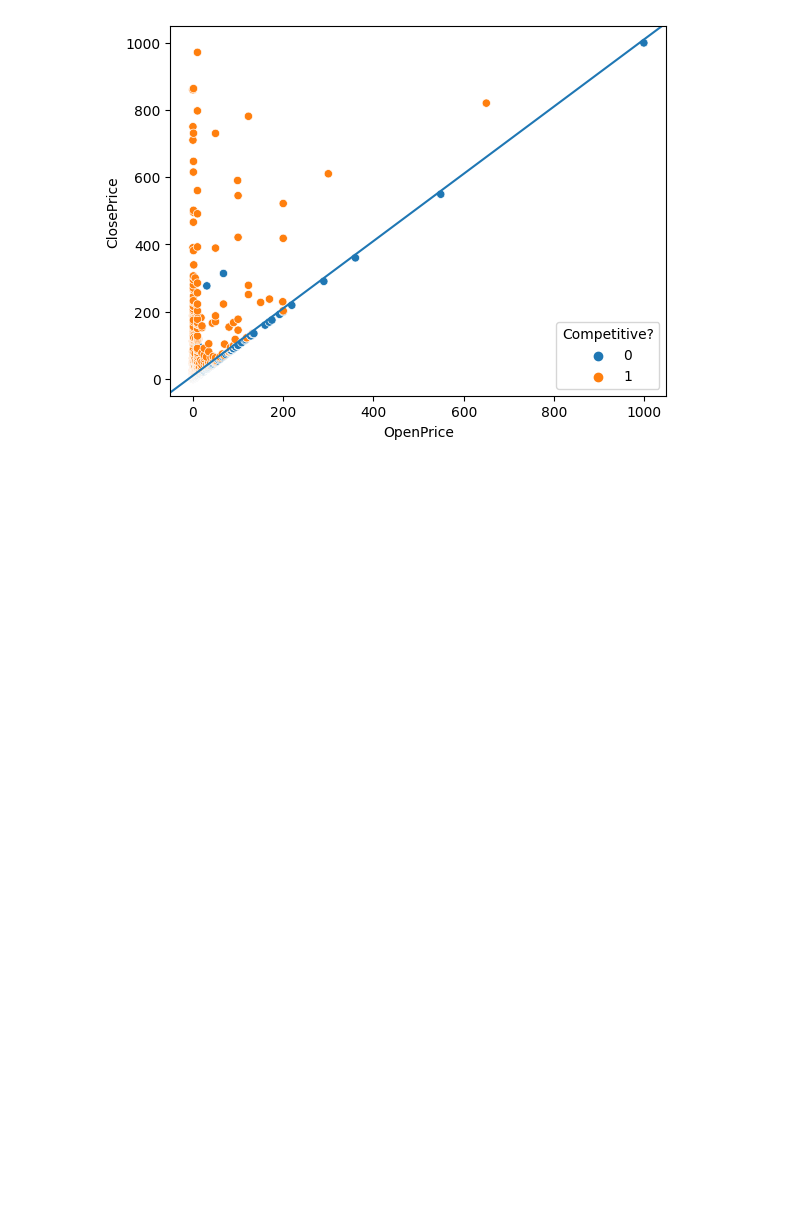
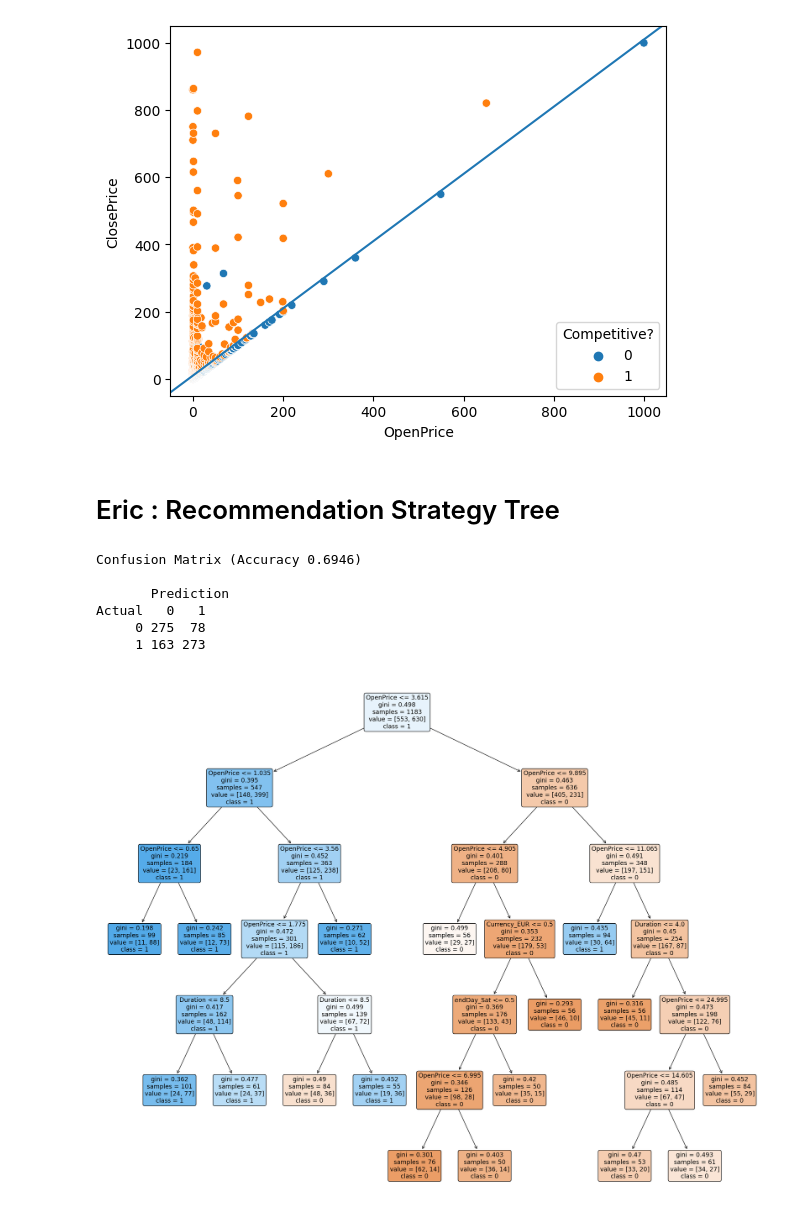
Before and after one commit to eric-pding/RSM8413_Group_Assignment_1, a Jupyter notebook: RSM8413_Group_Assignment_2.ipynb, the cells around one changed output. Cells and saved outputs as stored; diff of their text form; code cells hidden in the pictures; blank space fills up the shorter version.

```diff
--- a/RSM8413_Group_Assignment_2.ipynb
+++ b/RSM8413_Group_Assignment_2.ipynb
@@ -416,3 +306,44 @@ plt.axline((190, 200), (390, 400))
 # %% [output]
 <matplotlib.lines._AxLine at 0x...>
 [figure]
+# %% [markdown]
+# Eric : Recommendation Strategy Tree
+# %%
+# Constructing a smaller tree
+X_strategy = Ebay[['OpenPrice', 'Duration', 'Currency_EUR', 'Currency_US', 'Currency_GBP', 'endDay_Mon','endDay_Tue','endDay_Wed','endDay_Thu','endDay_Fri','endDay_Sat','endDay_Sun']]
+y = Ebay['Competitive?']
+X_train, X_test, y_train, y_test = train_test_split(X_strategy, y, test_size = 0.4, random_state = 1)
+# %%
+# Fitting a classification tree using only relevant predictors
+StrategyClassTree = DecisionTreeClassifier(min_samples_leaf= 50, random_state = 1)
+
+# Train the tree using X_train, y_train
+StrategyClassTree.fit(X_train, y_train)
+
+# Predicting using the X_test
+y_predicted = StrategyClassTree.predict(X_test)
+
+# Checking the accuracy on the test set
+classificationSummary(y_test, StrategyClassTree.predict(X_test))
+# %% [output]
+Confusion Matrix (Accuracy 0.6946)
+
+       Prediction
+Actual   0   1
+     0 275  78
+     1 163 273
+# %%
+# Generating a tree diagram from the DT
+feature_names = list(X_strategy.columns)
+list_int = list(y.unique())
+class_names = list(map(str, list_int))
+
+fig = plt.figure(figsize = (25, 20))
+tree.plot_tree(StrategyClassTree, feature_names = feature_names, class_names = class_names,
+              rounded = True, filled = True)
+fig.savefig('StrategyClassTree.png')
+
+export_graphviz(StrategyClassTree, out_file = 'StrategyClassTree.dot', feature_names = feature_names,
+                class_names = class_names, rounded = True, filled = True)
+# %% [output]
+[figure, added]
```
Also changed, not shown: parts of 21 cells of this notebook.
